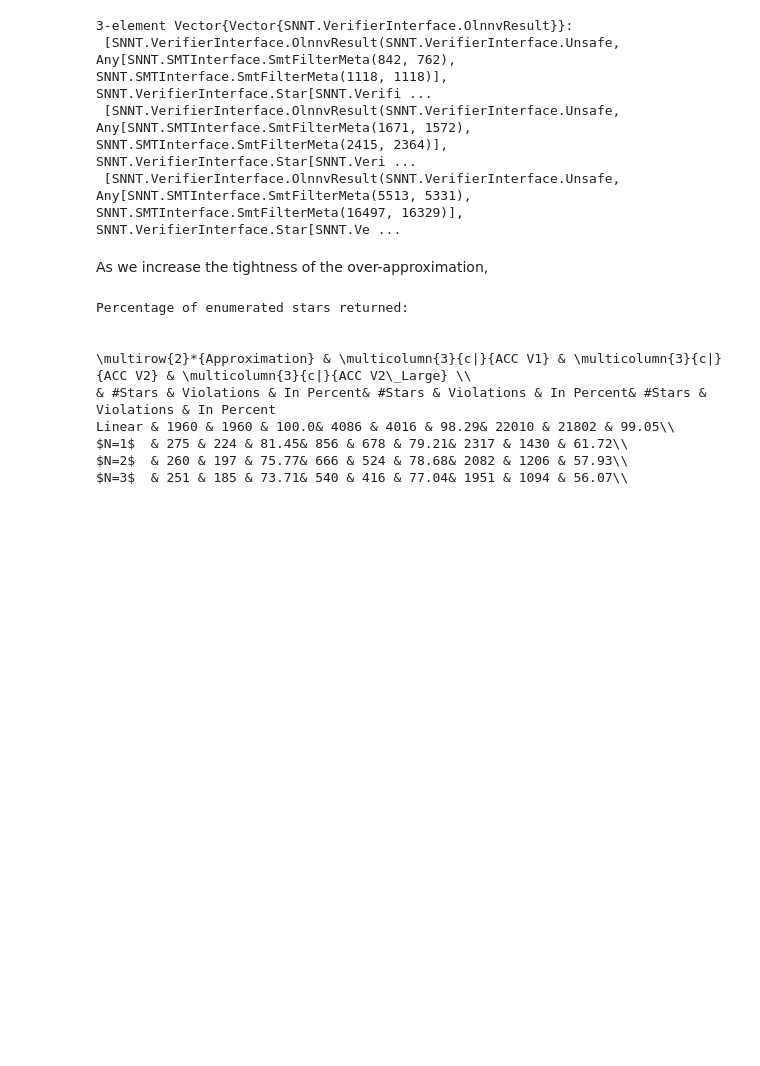
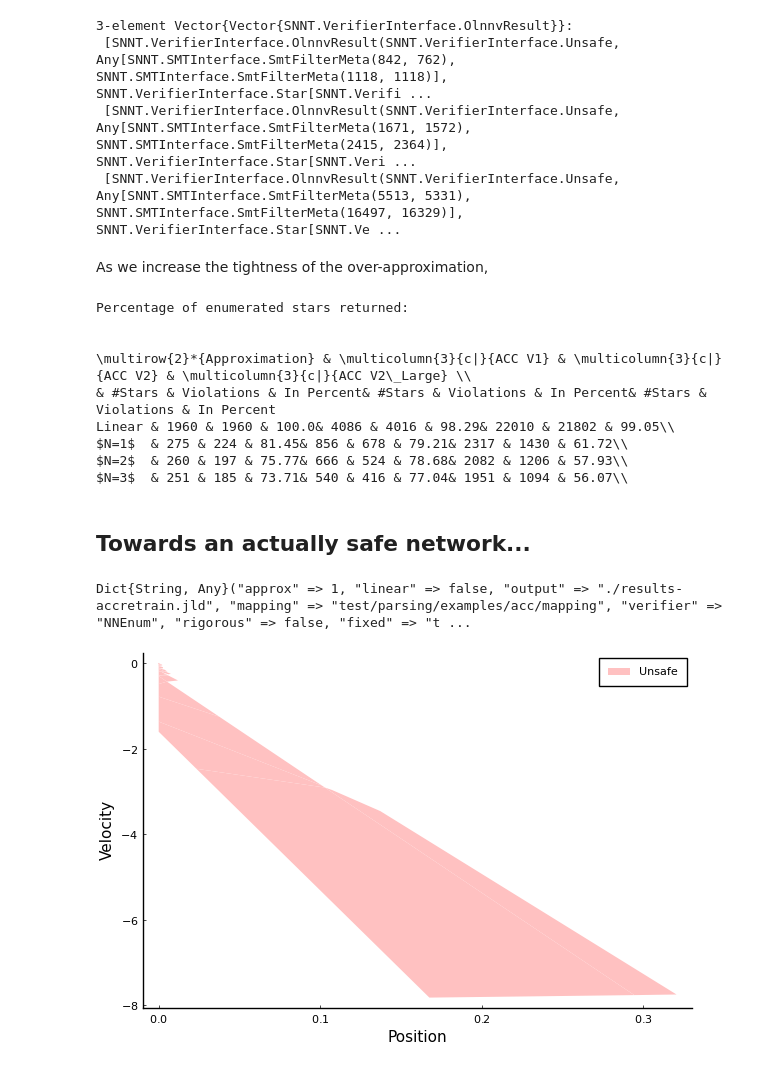
Before and after one commit to samysweb/NCubeV, a Jupyter notebook: experiments/acc/Analysis.ipynb, the cells around one changed output. Drawn from its saved outputs; the diff is of its cells as text; code cells hidden in the pictures; blank space fills up the shorter version.

Commit message:
ACC retraining results

```diff
--- a/experiments/acc/Analysis.ipynb
+++ b/experiments/acc/Analysis.ipynb
@@ -146,12 +156,12 @@ end
 # %% [output]
 draw_polygons (generic function with 1 method)
 # %%
-function plot_acc(file)
+function plot_acc(file;boundsfun=true)
     acc_data = load(file)
     print(acc_data["args"])
     acc_result = acc_data["result"]
     acc_stars = acc_result.stars
-    fig = draw_polygons(acc_stars;boundsfun=true)
+    fig = draw_polygons(acc_stars;boundsfun=boundsfun)
     xaxis!("Position")
     yaxis!("Velocity")
     return fig, acc_result
@@ -474,3 +484,11 @@ $N=2$  & 260 & 197 & 75.77& 666 & 524 & 78.68& 2082 & 1206 & 57.93\\
 $N=3$  & 251 & 185 & 73.71& 540 & 416 & 77.04& 1951 & 1094 & 56.07\\
 # %%
 store_polys("training/acc-2000000-64-64-64-64-polytopes.pickle",get_polytope_list(acc_v2_larger_approx2.stars))
+# %% [markdown]
+## Towards an actually safe network...
+# %%
+fig_notsafe, acc_notsafe = plot_acc("acc-2000000-64-64-64-64-retrain/results-accretrain.jld";boundsfun=false)
+fig_notsafe
+# %% [output]
+Dict{String, Any}("approx" => 1, "linear" => false, "output" => "./results-accretrain.jld", "mapping" => "test/parsing/examples/acc/mapping", "verifier" => "NNEnum", "rigorous" => false, "fixed" => "t ...
+[figure, added]
```
Also changed, not shown: parts of 14 cells of this notebook, 17 other files.
